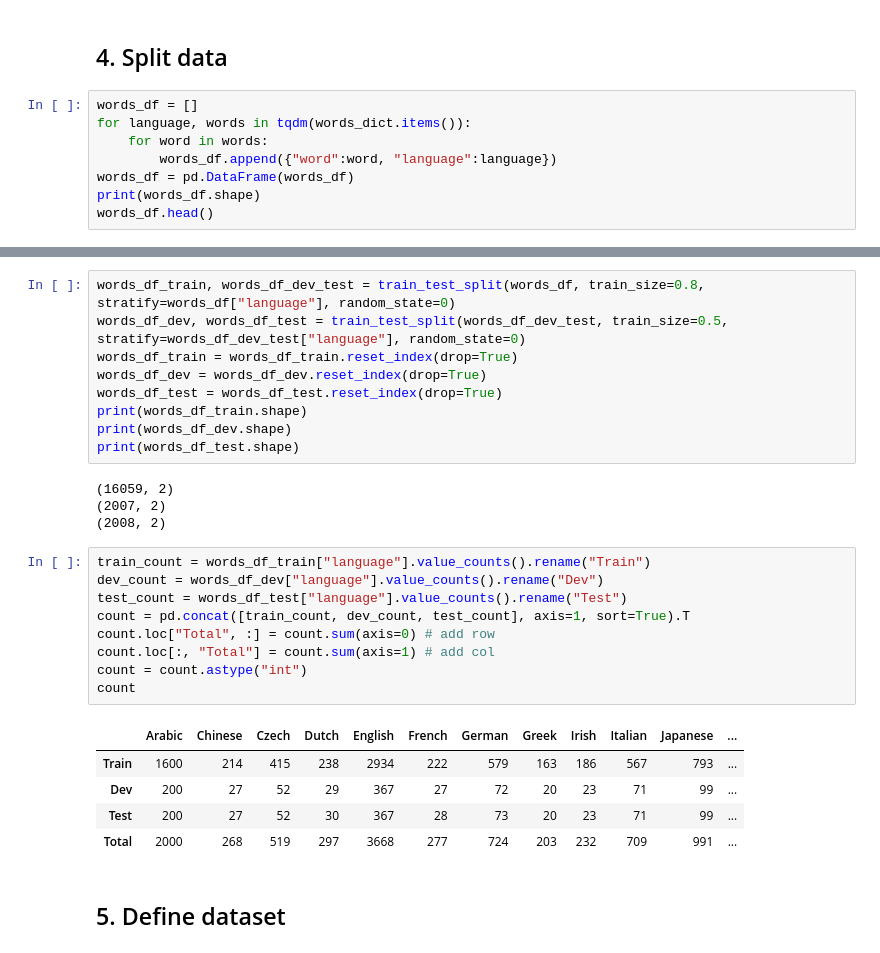
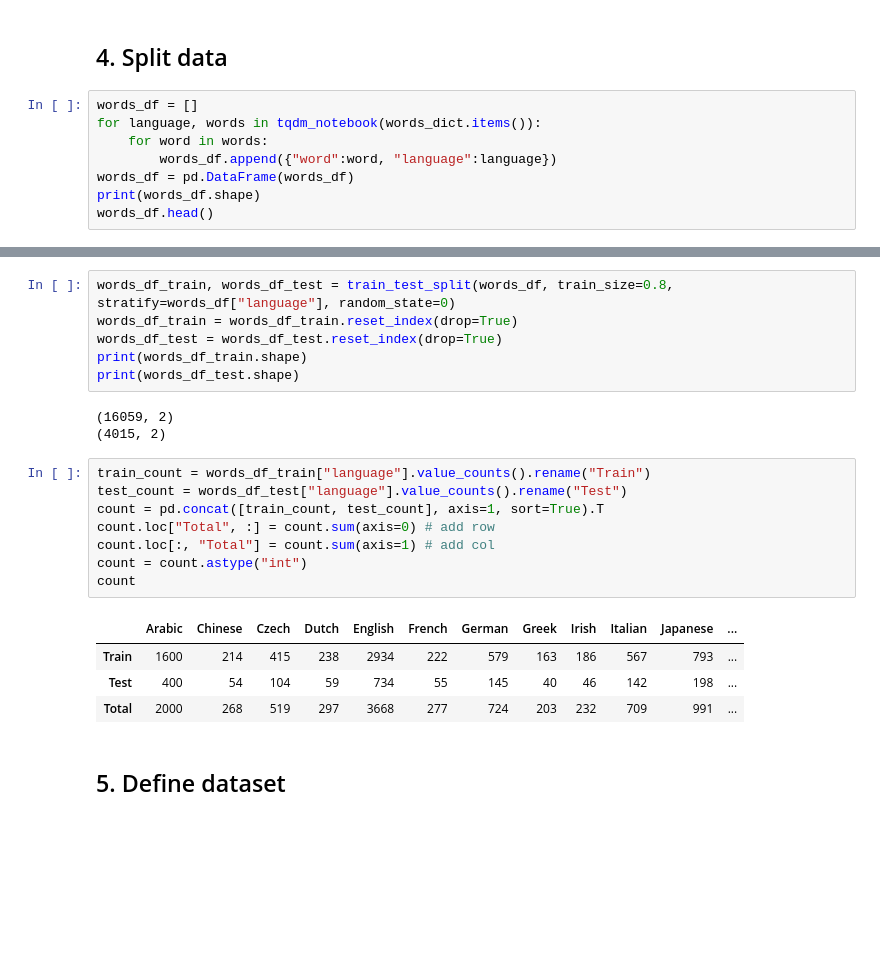
Before and after one commit to gokulkarthik/Deep-Learning-Projects.pytorch, a Jupyter notebook: 2-multi-class-word-classification.ipynb, the cells around one changed output, grey strips where cells are left out. Drawn from its saved outputs; the diff is of its cells as text; blank space fills up the shorter version.

```diff
--- a/2-multi-class-word-classification.ipynb
+++ b/2-multi-class-word-classification.ipynb
@@ -174,7 +174,7 @@ print(id_to_char)
 ## 4. Split data
 # %%
 words_df = []
-for language, words in tqdm(words_dict.items()):
+for language, words in tqdm_notebook(words_dict.items()):
     for word in words:
         words_df.append({"word":word, "language":language})
 words_df = pd.DataFrame(words_df)
@@ -191,30 +192,24 @@ words_df.head()
 # %%
-words_df_train, words_df_dev_test = train_test_split(words_df, train_size=0.8, stratify=words_df["language"], random_state=0)
-words_df_dev, words_df_test = train_test_split(words_df_dev_test, train_size=0.5, stratify=words_df_dev_test["language"], random_state=0)
+words_df_train, words_df_test = train_test_split(words_df, train_size=0.8, stratify=words_df["language"], random_state=0)
 words_df_train = words_df_train.reset_index(drop=True)
-words_df_dev = words_df_dev.reset_index(drop=True)
 words_df_test = words_df_test.reset_index(drop=True)
 print(words_df_train.shape)
-print(words_df_dev.shape)
 print(words_df_test.shape)
 # %% [output]
 (16059, 2)
-(2007, 2)
-(2008, 2)
+(4015, 2)
 # %%
 train_count = words_df_train["language"].value_counts().rename("Train")
-dev_count = words_df_dev["language"].value_counts().rename("Dev")
 test_count = words_df_test["language"].value_counts().rename("Test")
-count = pd.concat([train_count, dev_count, test_count], axis=1, sort=True).T
+count = pd.concat([train_count, test_count], axis=1, sort=True).T
 count.loc["Total", :] = count.sum(axis=0) # add row
 count.loc[:, "Total"] = count.sum(axis=1) # add col
 count = count.astype("int")
 count
 # %% [output]
 |  | Arabic | Chinese | Czech | Dutch | English | French | German | Greek | Irish | Italian | Japanese | ... |
 | Train | 1600 | 214 | 415 | 238 | 2934 | 222 | 579 | 163 | 186 | 567 | 793 | ... |
-| Dev | 200 | 27 | 52 | 29 | 367 | 27 | 72 | 20 | 23 | 71 | 99 | ... |
-| Test | 200 | 27 | 52 | 30 | 367 | 28 | 73 | 20 | 23 | 71 | 99 | ... |
+| Test | 400 | 54 | 104 | 59 | 734 | 55 | 145 | 40 | 46 | 142 | 198 | ... |
 | Total | 2000 | 268 | 519 | 297 | 3668 | 277 | 724 | 203 | 232 | 709 | 991 | ... |
 # %% [markdown]
 ## 5. Define dataset
```
Also changed, not shown: parts of 29 cells of this notebook.
